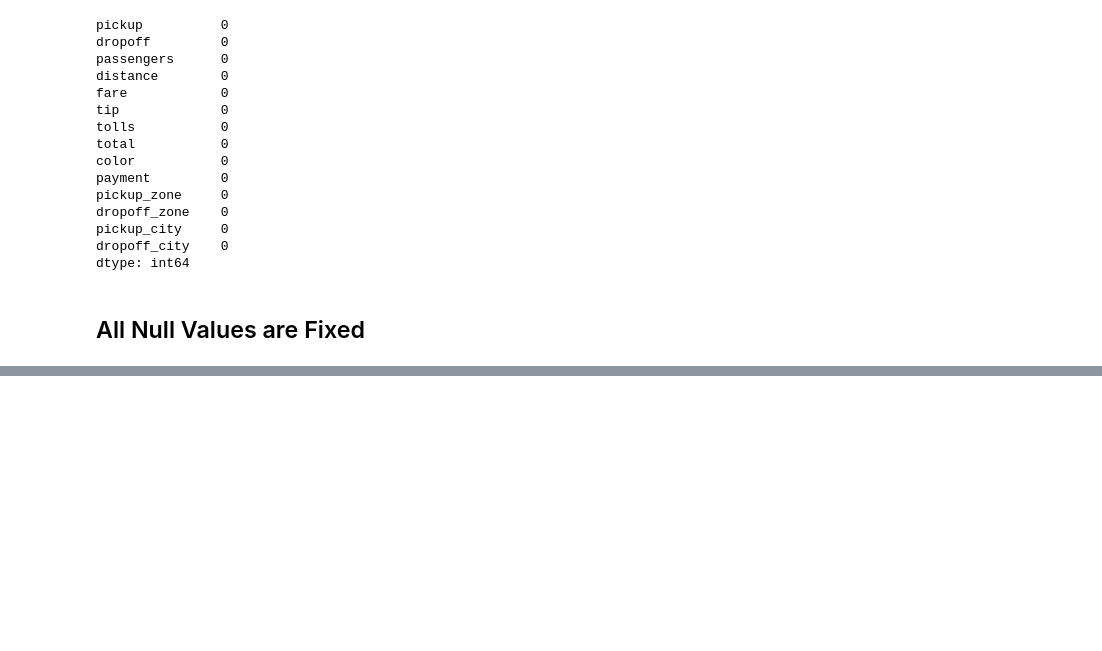
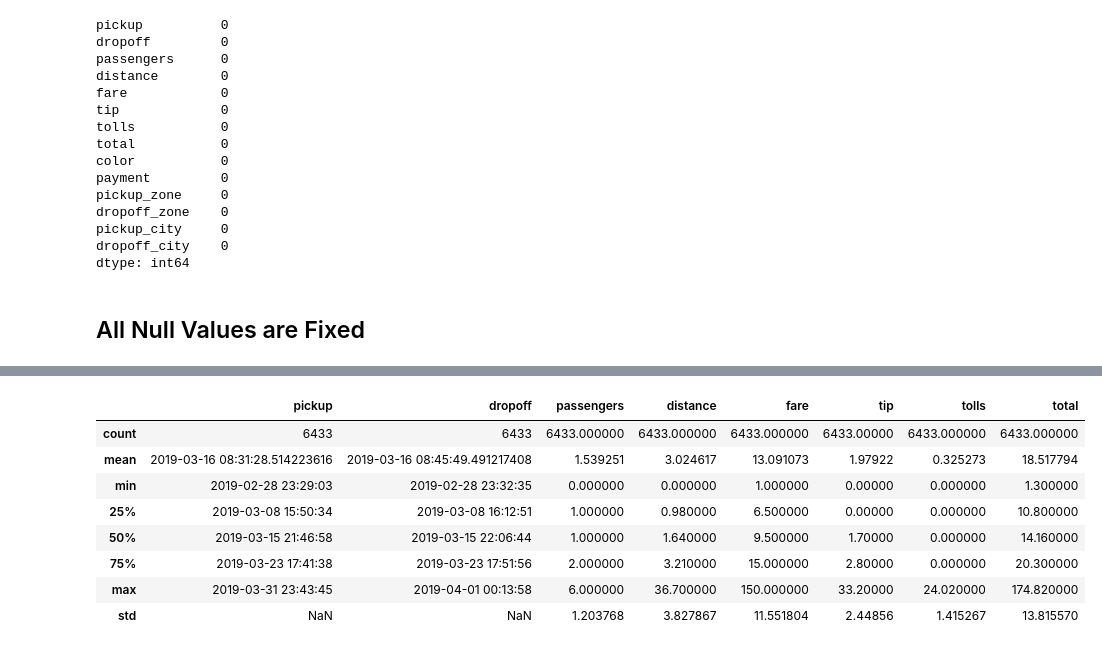
Before and after one commit to Kishansoni3739/seaborn_taxis_data_EDA, a Jupyter notebook: taxis_eda.ipynb, the cells around one changed output, grey strips where cells are left out. Saved outputs shown, nothing was run; the diff lists cells and outputs as text; code cells hidden in the pictures; blank space fills up the shorter version.

```diff
--- a/taxis_eda.ipynb
+++ b/taxis_eda.ipynb
@@ -207,0 +224,12 @@ dtype: int64
+# %%
+data.describe()
+# %% [output]
+|  | pickup | dropoff | passengers | distance | fare | tip | tolls | total |
+| count | 6433 | 6433 | 6433.000000 | 6433.000000 | 6433.000000 | 6433.00000 | 6433.000000 | 6433.000000 |
+| mean | 2019-03-16 08:31:28.514223616 | 2019-03-16 08:45:49.491217408 | 1.539251 | 3.024617 | 13.091073 | 1.97922 | 0.325273 | 18.517794 |
+| min | 2019-02-28 23:29:03 | 2019-02-28 23:32:35 | 0.000000 | 0.000000 | 1.000000 | 0.00000 | 0.000000 | 1.300000 |
+| 25% | 2019-03-08 15:50:34 | 2019-03-08 16:12:51 | 1.000000 | 0.980000 | 6.500000 | 0.00000 | 0.000000 | 10.800000 |
+| 50% | 2019-03-15 21:46:58 | 2019-03-15 22:06:44 | 1.000000 | 1.640000 | 9.500000 | 1.70000 | 0.000000 | 14.160000 |
+| 75% | 2019-03-23 17:41:38 | 2019-03-23 17:51:56 | 2.000000 | 3.210000 | 15.000000 | 2.80000 | 0.000000 | 20.300000 |
+| max | 2019-03-31 23:43:45 | 2019-04-01 00:13:58 | 6.000000 | 36.700000 | 150.000000 | 33.20000 | 24.020000 | 174.820000 |
+| std | NaN | NaN | 1.203768 | 3.827867 | 11.551804 | 2.44856 | 1.415267 | 13.815570 |
```
Also changed, not shown: parts of 19 cells of this notebook, 3 other files.
